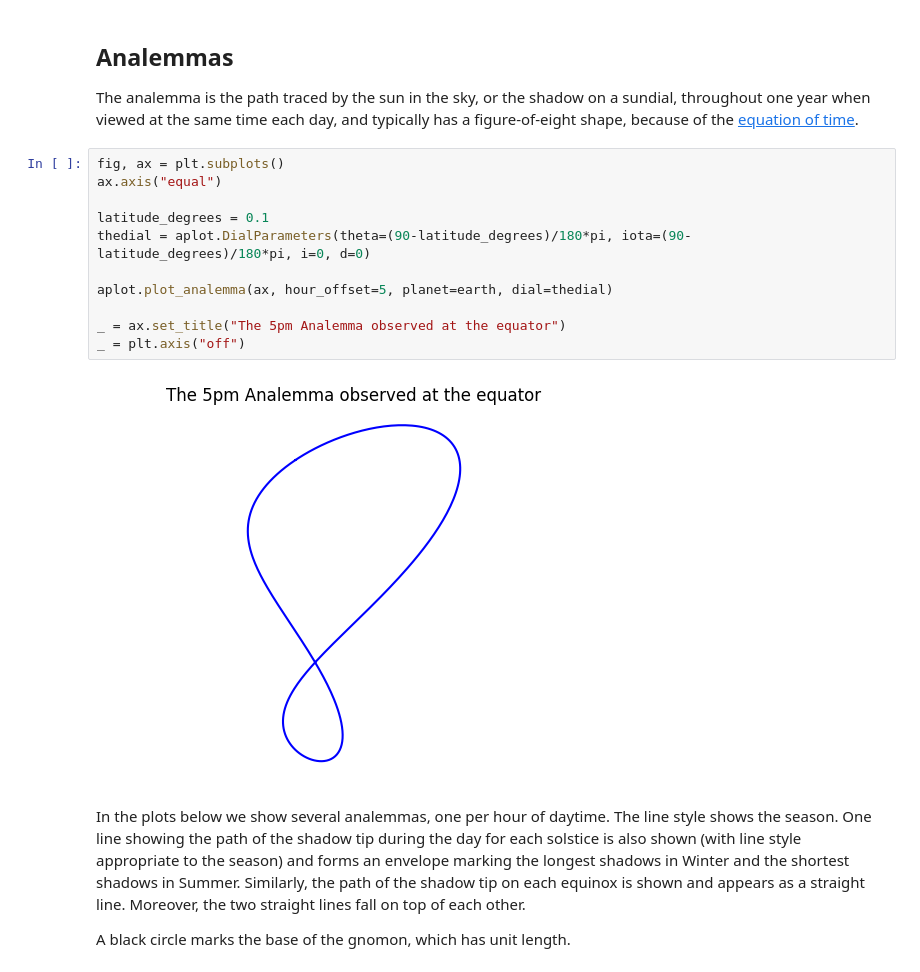
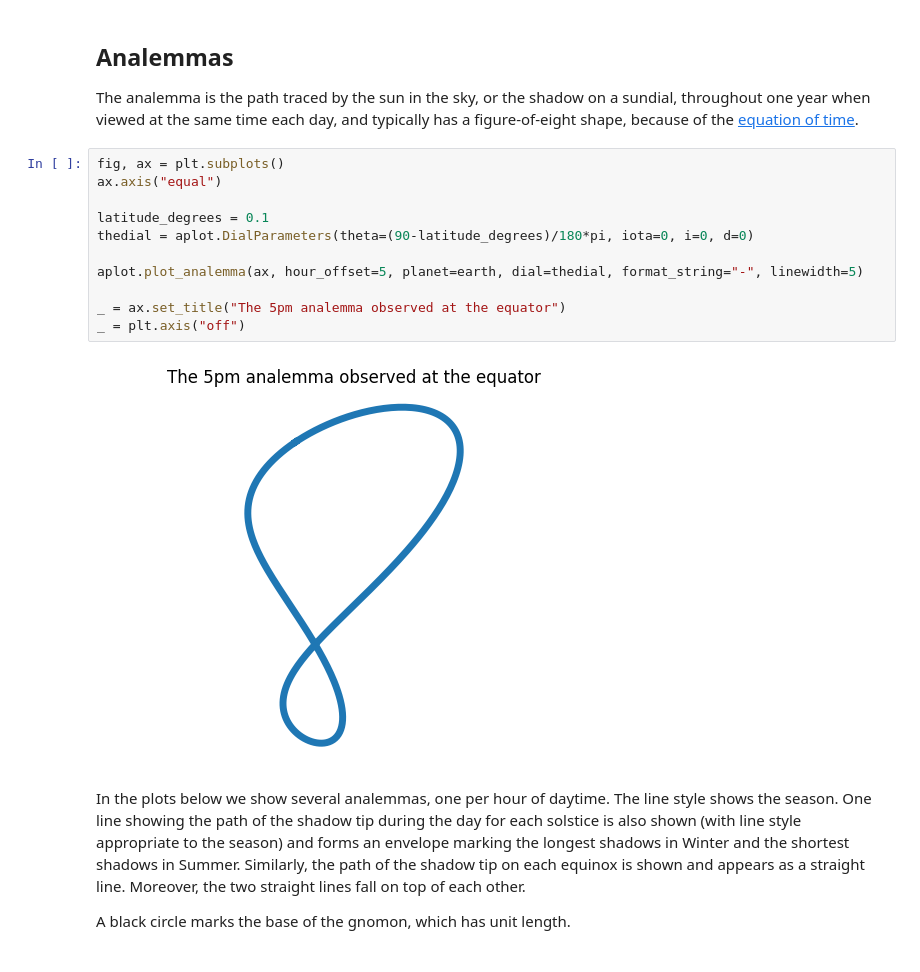
Before and after one commit to russellgoyder/analemma, a Jupyter notebook: docs/sundial_plots.ipynb, the cells around one changed output. Drawn from its saved outputs; the diff is of its cells as text.

```diff
--- a/docs/sundial_plots.ipynb
+++ b/docs/sundial_plots.ipynb
@@ -68,16 +68,16 @@ The analemma is the path traced by the sun in the sky, or the shadow on a sundia
 # %%
 fig, ax = plt.subplots()
 ax.axis("equal")
 
 latitude_degrees = 0.1
-thedial = aplot.DialParameters(theta=(90-latitude_degrees)/180*pi, iota=(90-latitude_degrees)/180*pi, i=0, d=0)
+thedial = aplot.DialParameters(theta=(90-latitude_degrees)/180*pi, iota=0, i=0, d=0)
 
-aplot.plot_analemma(ax, hour_offset=5, planet=earth, dial=thedial)
+aplot.plot_analemma(ax, hour_offset=5, planet=earth, dial=thedial, format_string="-", linewidth=5)
 
-_ = ax.set_title("The 5pm Analemma observed at the equator")
+_ = ax.set_title("The 5pm analemma observed at the equator")
 _ = plt.axis("off")
 # %% [output]
-[figure, old version]
+[figure, new version]
 # %% [markdown]
 In the plots below we show several analemmas, one per hour of daytime. The line style shows the season. One line showing the path of the shadow tip during the day for each solstice is also shown (with line style appropriate to the season) and forms an envelope marking the longest shadows in Winter and the shortest shadows in Summer. Similarly, the path of the shadow tip on each equinox is shown and appears as a straight line. Moreover, the two straight lines fall on top of each other.
 
```
Also changed, not shown: 10 other files.
